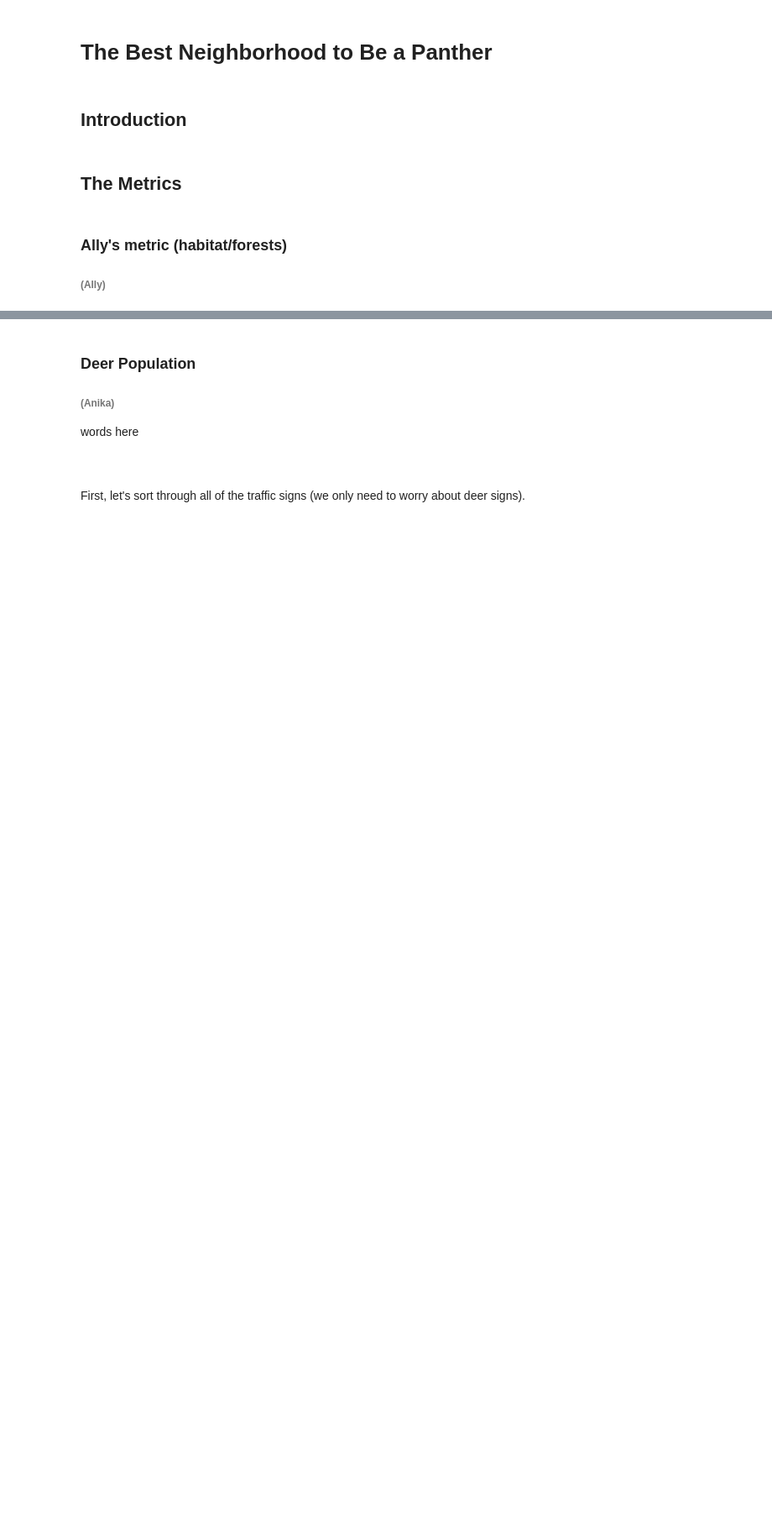
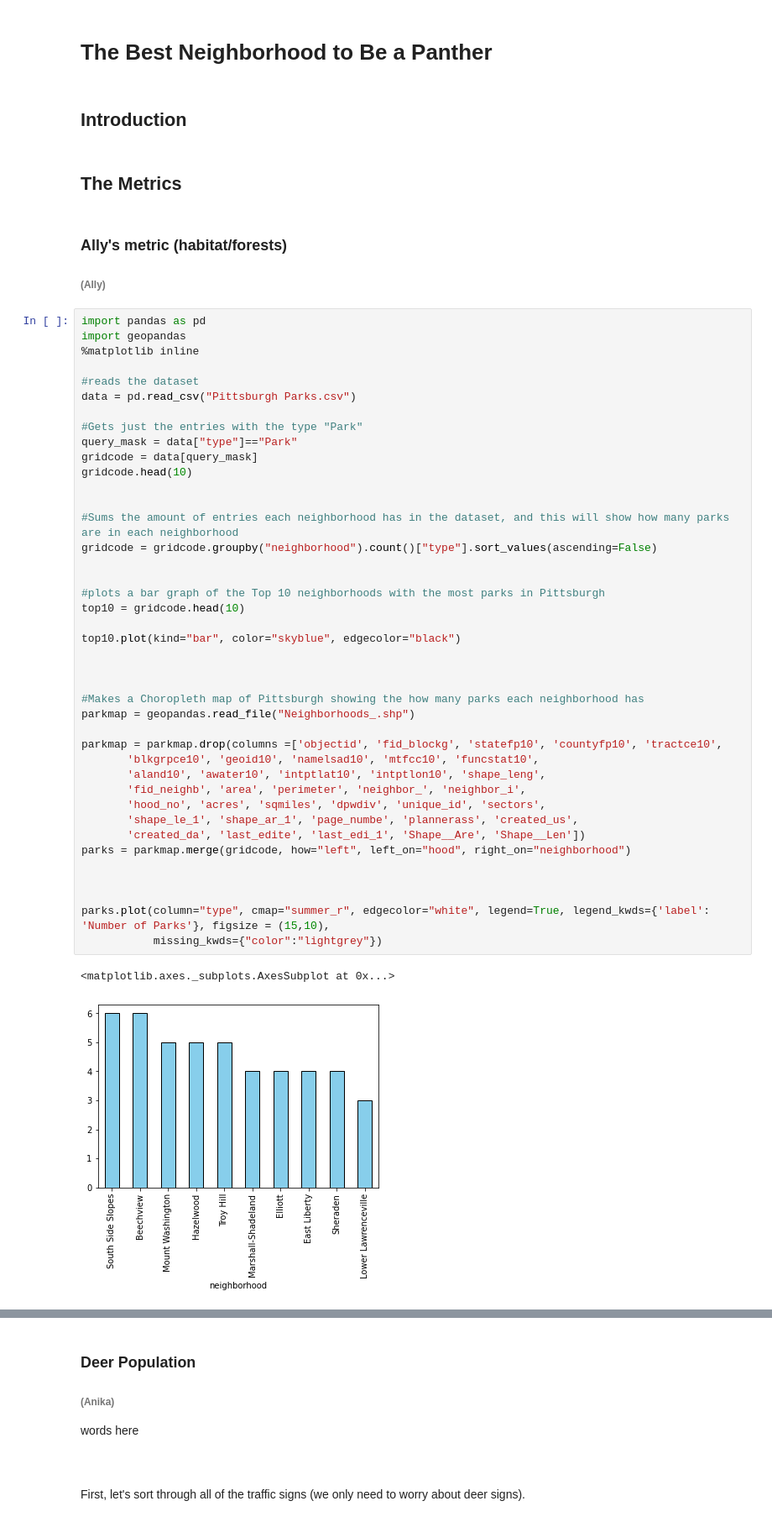
Before and after one commit to anikaGJ/toBeAPanther, a Jupyter notebook: BestNeighborhoodProject.ipynb, the cells around one changed output, grey strips where cells are left out. Shown: that part at 84% size. Saved outputs shown, nothing was run; the diff lists cells and outputs as text; blank space fills up the shorter version.

```diff
--- a/BestNeighborhoodProject.ipynb
+++ b/BestNeighborhoodProject.ipynb
@@ -7,3 +7,47 @@
 # %% [markdown]
 ### **Ally's metric (habitat/forests)**
 ###### (Ally)
+# %%
+import pandas as pd
+import geopandas
+%matplotlib inline
+
+#reads the dataset
+data = pd.read_csv("Pittsburgh Parks.csv")
+
+#Gets just the entries with the type "Park"
+query_mask = data["type"]=="Park"
+gridcode = data[query_mask]
+gridcode.head(10)
+
+
+#Sums the amount of entries each neighborhood has in the dataset, and this will show how many parks are in each neighborhood
+gridcode = gridcode.groupby("neighborhood").count()["type"].sort_values(ascending=False)
+
+
+#plots a bar graph of the Top 10 neighborhoods with the most parks in Pittsburgh
+top10 = gridcode.head(10)
+
+top10.plot(kind="bar", color="skyblue", edgecolor="black")
+
+
+
+#Makes a Choropleth map of Pittsburgh showing the how many parks each neighborhood has
+parkmap = geopandas.read_file("Neighborhoods_.shp")
+
+parkmap = parkmap.drop(columns =['objectid', 'fid_blockg', 'statefp10', 'countyfp10', 'tractce10',
+       'blkgrpce10', 'geoid10', 'namelsad10', 'mtfcc10', 'funcstat10',
+       'aland10', 'awater10', 'intptlat10', 'intptlon10', 'shape_leng',
+       'fid_neighb', 'area', 'perimeter', 'neighbor_', 'neighbor_i',
+       'hood_no', 'acres', 'sqmiles', 'dpwdiv', 'unique_id', 'sectors',
+       'shape_le_1', 'shape_ar_1', 'page_numbe', 'plannerass', 'created_us',
+       'created_da', 'last_edite', 'last_edi_1', 'Shape__Are', 'Shape__Len'])
+parks = parkmap.merge(gridcode, how="left", left_on="hood", right_on="neighborhood")
+
+
+
+parks.plot(column="type", cmap="summer_r", edgecolor="white", legend=True, legend_kwds={'label': 'Number of Parks'}, figsize = (15,10),
+           missing_kwds={"color":"lightgrey"})
+# %% [output]
+<matplotlib.axes._subplots.AxesSubplot at 0x...>
+[figure, added]
```
Also changed, not shown: parts of 1 cell of this notebook.
